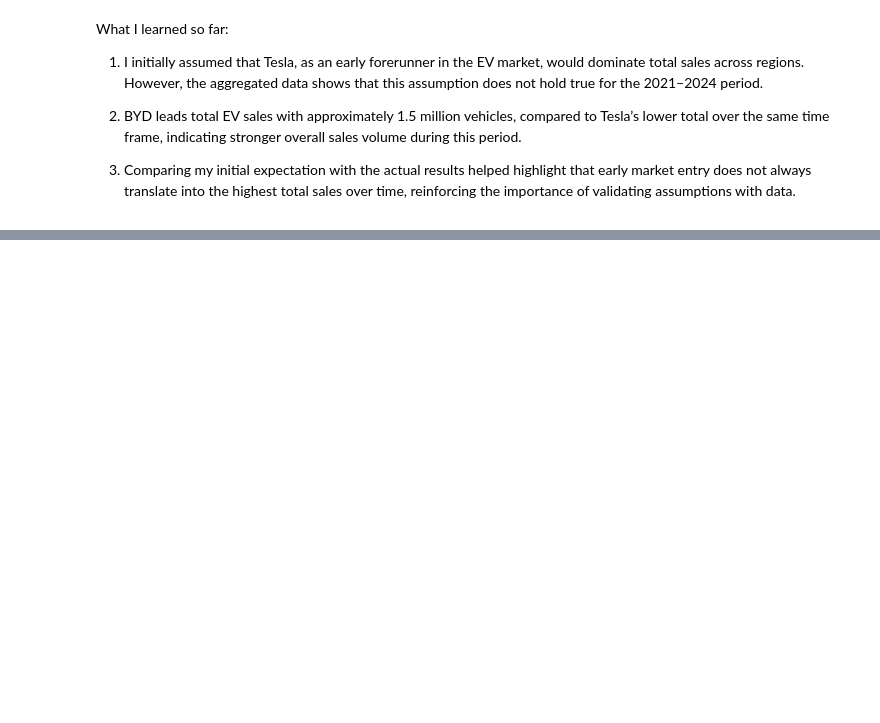
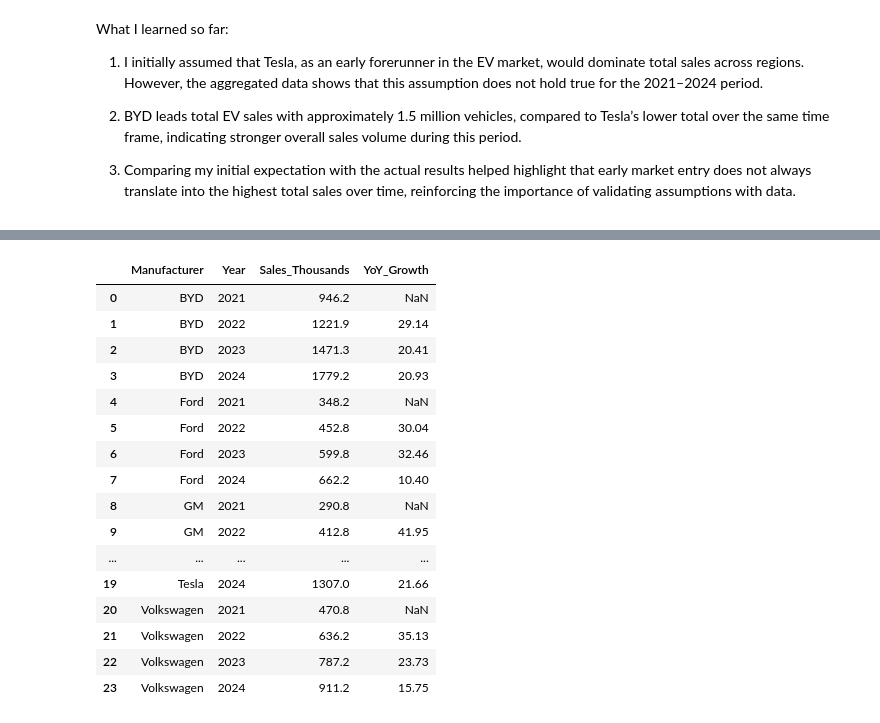
Before and after one commit to saps2kin/data-analytics-portfolio, a Jupyter notebook: ev-sales-trends-analysis/notebooks/generate_ev_sales_data.ipynb, the cells around one changed output, grey strips where cells are left out. Cells and saved outputs as stored; diff of their text form; code cells hidden in the pictures; blank space fills up the shorter version.

```diff
--- a/ev-sales-trends-analysis/notebooks/generate_ev_sales_data.ipynb
+++ b/ev-sales-trends-analysis/notebooks/generate_ev_sales_data.ipynb
@@ -187,3 +189,12 @@ What I learned so far:
 2. BYD leads total EV sales with approximately 1.5 million vehicles, compared to Tesla’s lower total over the same time frame, indicating stronger overall sales volume during this period.
 
 3. Comparing my initial expectation with the actual results helped highlight that early market entry does not always translate into the highest total sales over time, reinforcing the importance of validating assumptions with data.
+# %%
+# Total sales by Manufacturer and Year
+mfr_year_sales = (
+    df.groupby(["Manufacturer", "Year"], as_index=False)["Sales_Thousands"]
+      .sum()
+      .sort_values(["Year", "Sales_Thousands"],ascending=[True, False])
+)
+
+mfr_year_sales
@@ -189,0 +219,30 @@ What I learned so far:
+# %%
+# 1. Sort so YoY compares the correct previous year
+mfr_year_sales = mfr_year_sales.sort_values(["Manufacturer", "Year"])
+
+# 2. Calculate YoY growth
+mfr_year_sales["YoY_Growth"] = (
+    mfr_year_sales.groupby("Manufacturer")["Sales_Thousands"]
+    .pct_change()
+    .mul(100)
+    .round(2)
+)
+mfr_year_sales
+# %% [output]
+|  | Manufacturer | Year | Sales_Thousands | YoY_Growth |
+| 0 | BYD | 2021 | 946.2 | NaN |
+| 1 | BYD | 2022 | 1221.9 | 29.14 |
+| 2 | BYD | 2023 | 1471.3 | 20.41 |
+| 3 | BYD | 2024 | 1779.2 | 20.93 |
+| 4 | Ford | 2021 | 348.2 | NaN |
+| 5 | Ford | 2022 | 452.8 | 30.04 |
+| 6 | Ford | 2023 | 599.8 | 32.46 |
+| 7 | Ford | 2024 | 662.2 | 10.40 |
+| 8 | GM | 2021 | 290.8 | NaN |
+| 9 | GM | 2022 | 412.8 | 41.95 |
+| ... | ... | ... | ... | ... |
+| 19 | Tesla | 2024 | 1307.0 | 21.66 |
+| 20 | Volkswagen | 2021 | 470.8 | NaN |
+| 21 | Volkswagen | 2022 | 636.2 | 35.13 |
+| 22 | Volkswagen | 2023 | 787.2 | 23.73 |
+| 23 | Volkswagen | 2024 | 911.2 | 15.75 |
```
Also changed, not shown: parts of 5 cells of this notebook, 1 other file.
